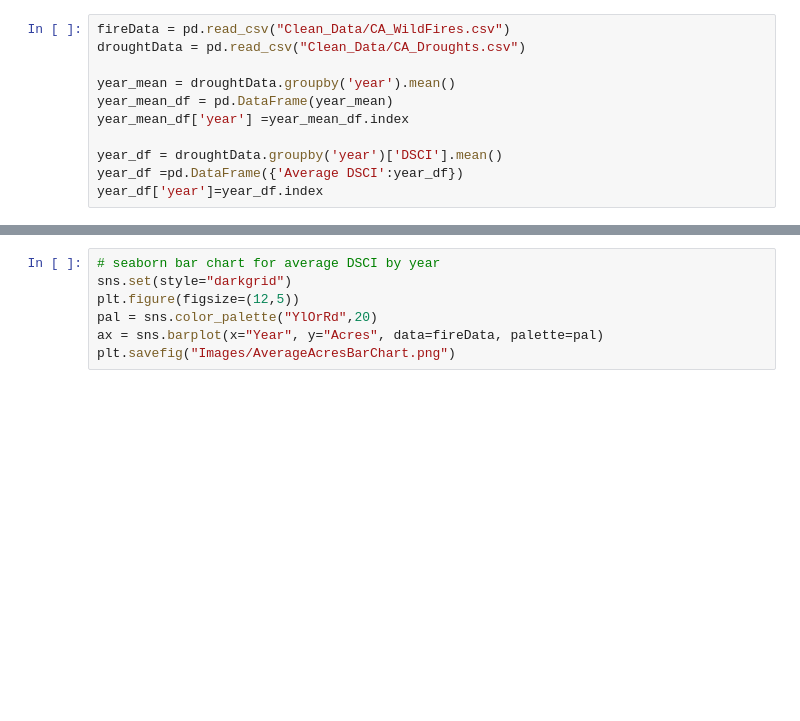
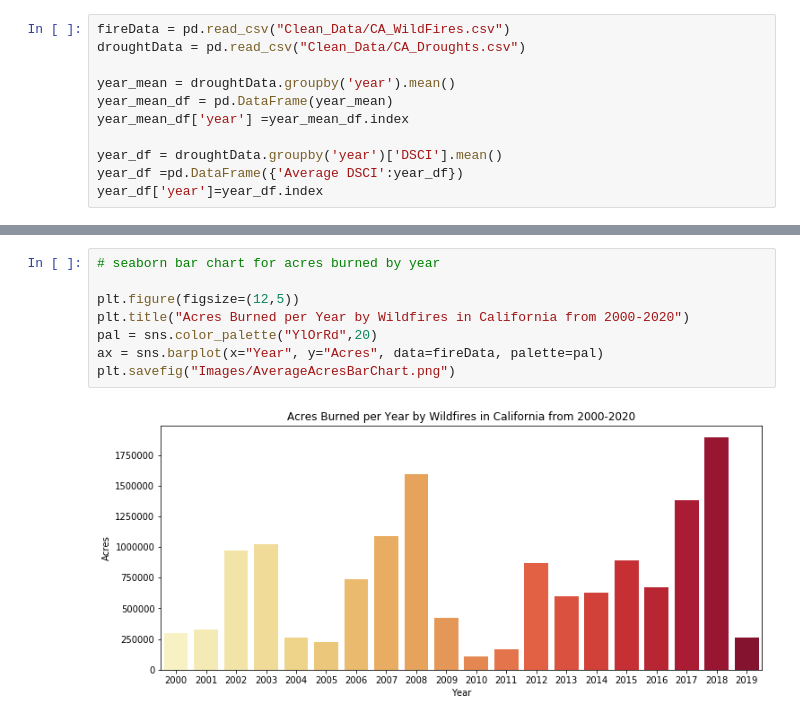
Before and after one commit to anikajohnson/CA-Wildfires-Project, a Jupyter notebook: Data_Analysis.ipynb, the cells around one changed output, grey strips where cells are left out. Saved outputs shown, nothing was run; the diff lists cells and outputs as text; blank space fills up the shorter version.

```diff
--- a/Data_Analysis.ipynb
+++ b/Data_Analysis.ipynb
@@ -49,10 +51,13 @@ plt.show()
 # %%
-# seaborn bar chart for average DSCI by year
-sns.set(style="darkgrid")
+# seaborn bar chart for acres burned by year
+
 plt.figure(figsize=(12,5))
+plt.title("Acres Burned per Year by Wildfires in California from 2000-2020")
 pal = sns.color_palette("YlOrRd",20)
 ax = sns.barplot(x="Year", y="Acres", data=fireData, palette=pal)
 plt.savefig("Images/AverageAcresBarChart.png")
+# %% [output]
+[figure, added]
 # %%
 # Mean DSCI Scatterplot with Linear Regression
 x_values = year_mean_df['year']
```
Also changed, not shown: parts of 8 cells of this notebook.
